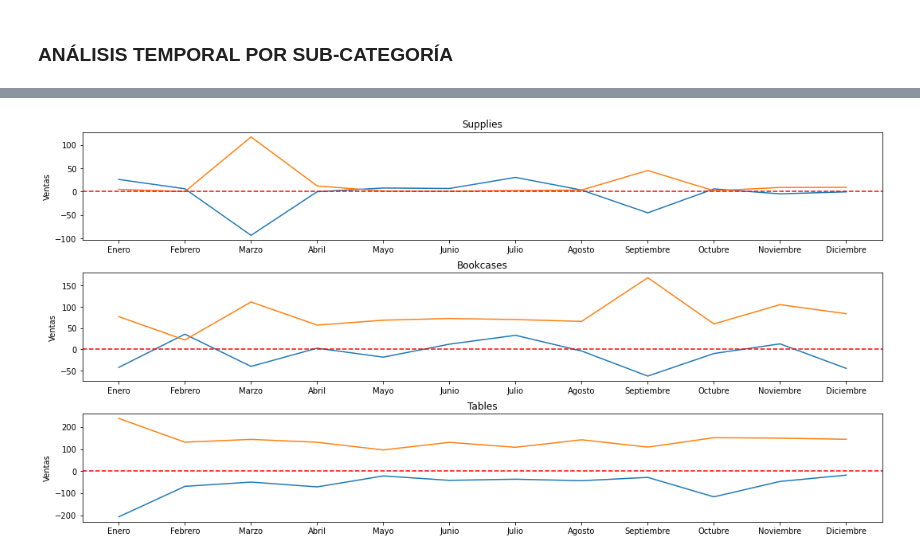
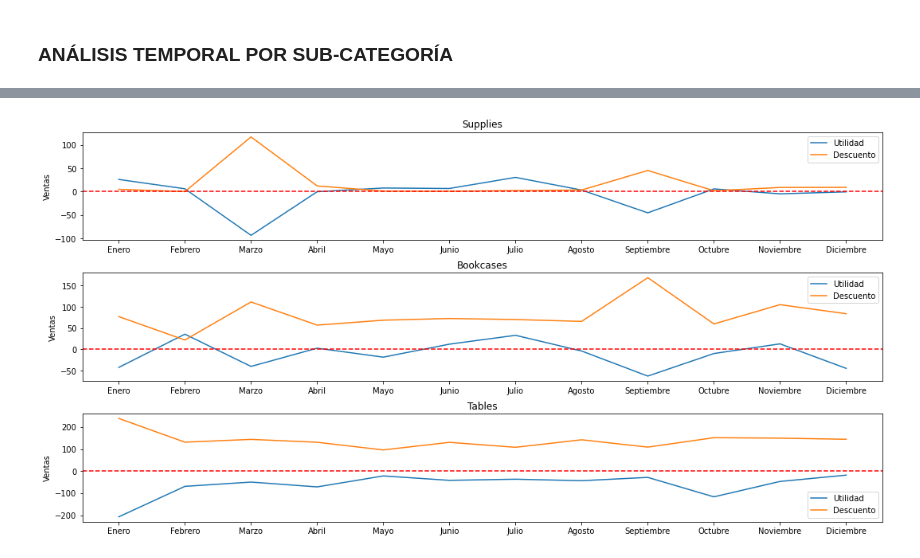
Before and after one commit to PabloJRW/super_store_projects, a Jupyter notebook: Super Store EDA.ipynb, the cells around one changed output, grey strips where cells are left out. Cells and saved outputs as stored; diff of their text form; code cells hidden in the pictures.

```diff
--- a/Super Store EDA.ipynb
+++ b/Super Store EDA.ipynb
@@ -592,16 +731,17 @@ date_subcategory
 # %%
 fig, ax = plt.subplots(3,1, figsize=(18, 9))
 for i, sub in enumerate(['Supplies', 'Bookcases', 'Tables']):
     mask = date_subcategory[date_subcategory.index.get_level_values(1)== sub]
     sns.lineplot(x=mask.index.get_level_values(0), y=mask.Profit, ax=ax[i])
     sns.lineplot(x=mask.index.get_level_values(0), y=mask.Discount, ax=ax[i])
     ax[i].set_title(sub)
     ax[i].set_xlabel(None)
     ax[i].set_ylabel('Ventas')
     ax[i].set_xticks(np.arange(1,13))
     ax[i].set_xticklabels(meses)
     ax[i].axhline(y=0, color='r', linestyle='--')
+    ax[i].legend(['Utilidad','Descuento'])
 
 plt.subplots_adjust(hspace=.3)
 # %% [output]
-[figure, old version]
+[figure, new version]
```
Also changed, not shown: parts of 26 cells of this notebook, 1 other file.
